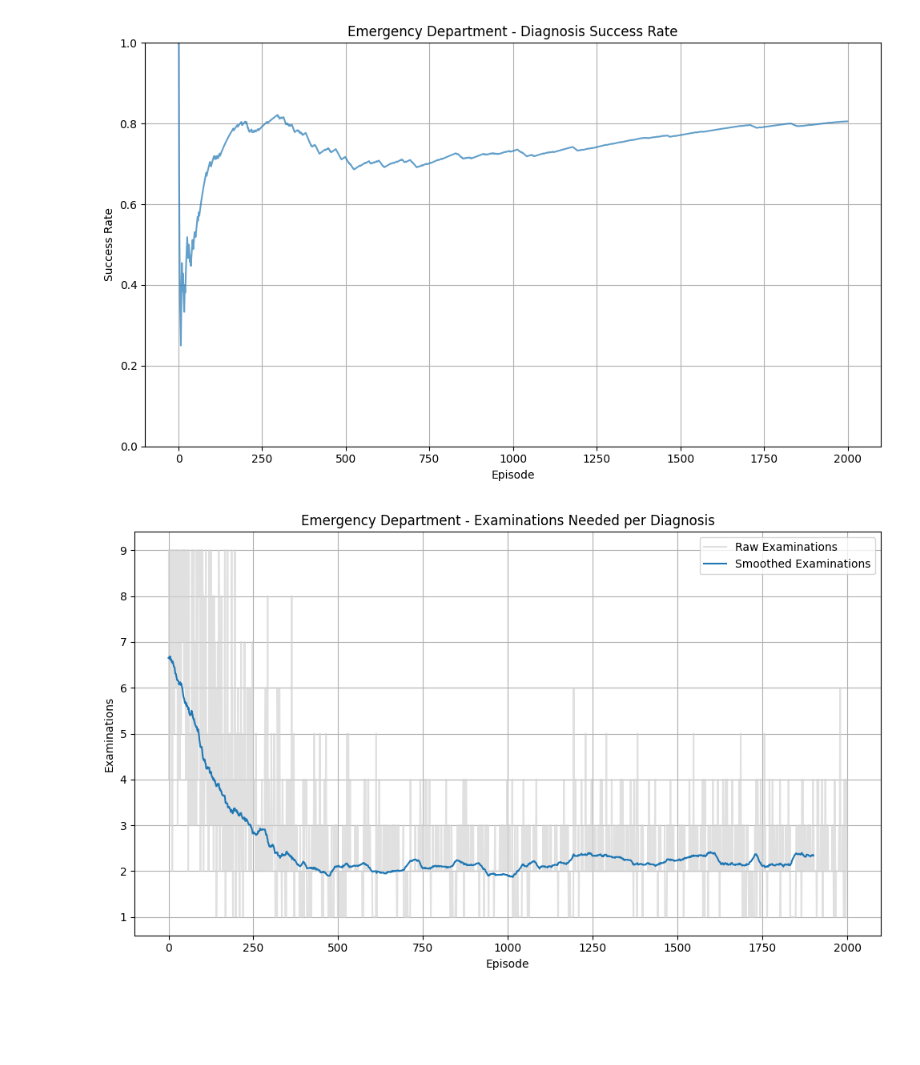
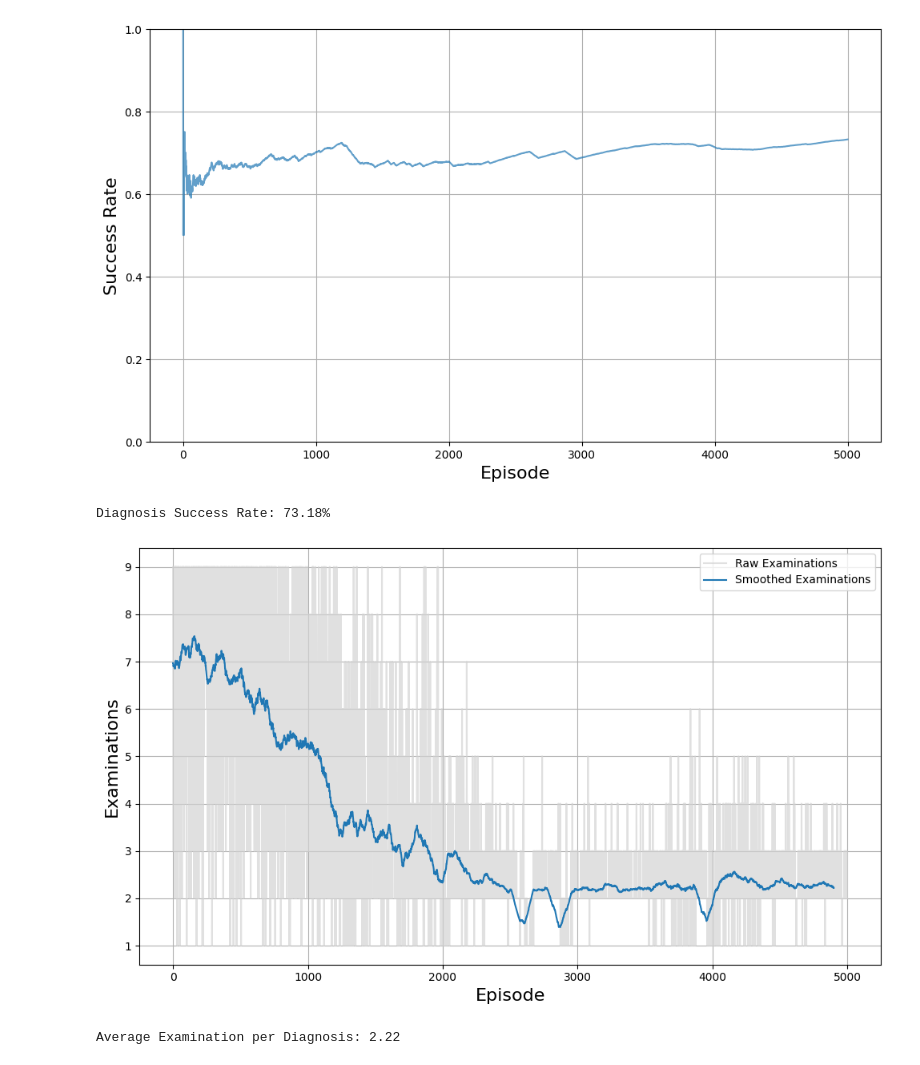
Before and after one commit to jeremy-piperni/RL-Project-Hospital, a Jupyter notebook: Code/Emergency_Dep_main.ipynb, the cells around one changed output. Saved outputs shown, nothing was run; the diff lists cells and outputs as text; code cells hidden in the pictures; blank space fills up the shorter version.

```diff
--- a/Code/Emergency_Dep_main.ipynb
+++ b/Code/Emergency_Dep_main.ipynb
@@ -15,7 +15,7 @@ df_exams = pd.read_csv("Data/Examinations.csv")
 df_emergency_diagnoses = pd.read_csv("Data/Emergency_Diagnosis.csv")
 # %%
 env = DiagnosisEnv(df_symptoms, df_exams, df_emergency_diagnoses)
-agent, rewards, success_rates, examinations_per_diagnosis = train_DQN(env, episodes=2000)
+agent, rewards, success_rates, examinations_per_diagnosis = train_DQN(env, episodes=5000)
 # %%
 def moving_average(data, window_size=100):
     return np.convolve(data, np.ones(window_size) / window_size, mode='valid')
@@ -36,29 +35,31 @@ plt.show()
 # %%
 plt.figure(figsize=(10,6))
 plt.plot(success_rates, alpha=0.7)
-plt.xlabel("Episode")
-plt.ylabel("Success Rate")
-plt.title("Emergency Department - Diagnosis Success Rate")
+plt.xlabel("Episode", fontsize=16)
+plt.ylabel("Success Rate", fontsize=16)
 plt.ylim(0,1)
 plt.grid(True)
 plt.tight_layout()
 plt.show()
+print("Diagnosis Success Rate: " + str(round(success_rates[-1] * 100,2)) + "%")
 # %% [output]
-[figure, old version]
+[figure, new version]
+Diagnosis Success Rate: 73.18%
 # %%
 smoothed_examinations = moving_average(examinations_per_diagnosis, window_size=100)
 plt.figure(figsize=(10,6))
 plt.plot(examinations_per_diagnosis, color="lightgray", label="Raw Examinations", alpha=0.7)
 plt.plot(range(len(smoothed_examinations)), smoothed_examinations, label="Smoothed Examinations")
-plt.xlabel("Episode")
-plt.ylabel("Examinations")
-plt.title("Emergency Department - Examinations Needed per Diagnosis")
+plt.xlabel("Episode", fontsize=16)
+plt.ylabel("Examinations", fontsize=16)
 plt.legend()
 plt.grid(True)
 plt.tight_layout()
 plt.show()
+print("Average Examination per Diagnosis: " + str(round(smoothed_examinations[-1],2)))
 # %% [output]
-[figure, old version]
+[figure, new version]
+Average Examination per Diagnosis: 2.22
 # %%
 def test_agent(env, agent, num_patients=10):
     number_of_diagnoses = len(df_emergency_diagnoses)
```
Also changed, not shown: parts of 5 cells of this notebook, 17 other files.
